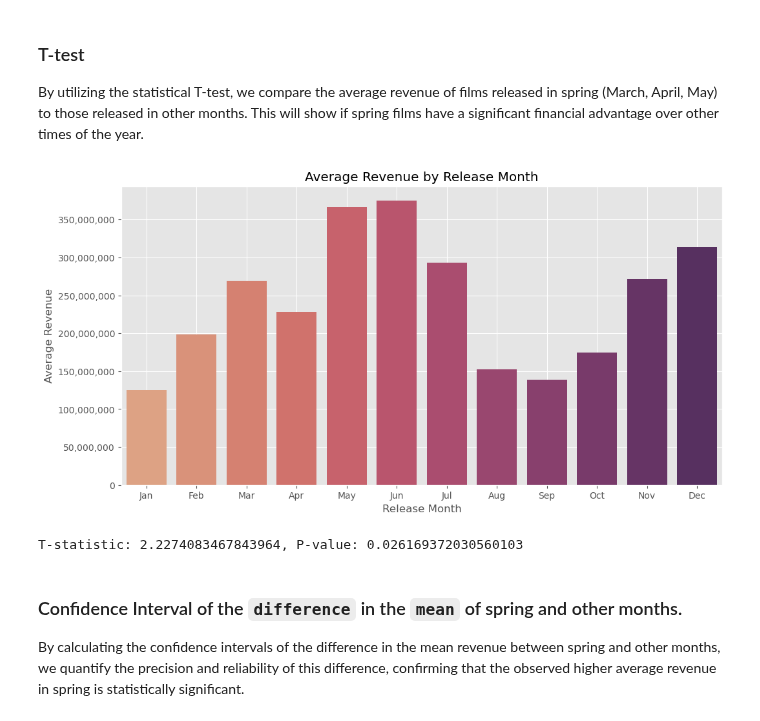
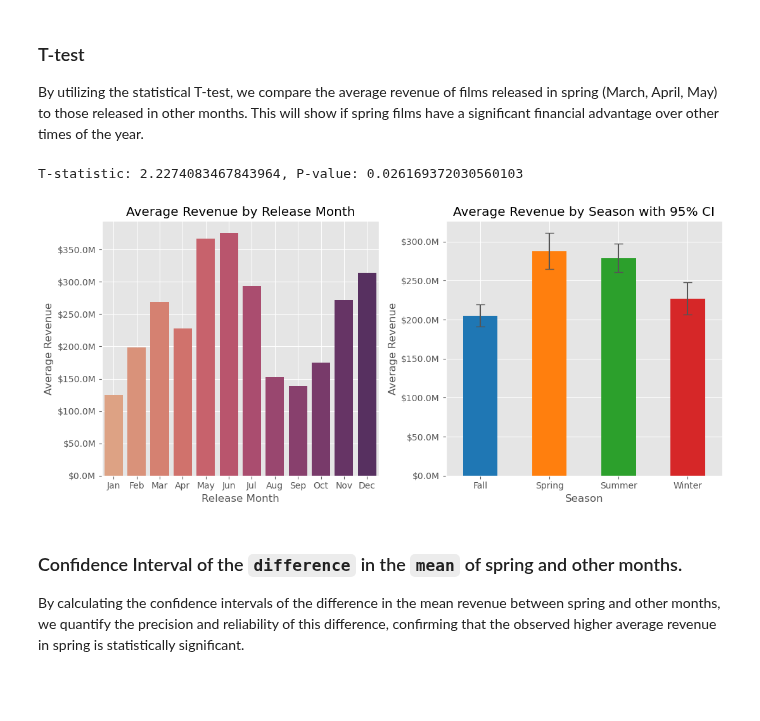
Before and after one commit to mrhussaink7/new-films-movie-data, a Jupyter notebook: index.ipynb, the cells around one changed output. Cells and saved outputs as stored; diff of their text form; code cells hidden in the pictures; blank space fills up the shorter version.

```diff
--- a/index.ipynb
+++ b/index.ipynb
@@ -759,18 +792,57 @@ The `correlation coefficient` between budget and revenue is `0.78` which tells u
 
 By utilizing the statistical T-test, we compare the average revenue of films released in spring (March, April, May) to those released in other months. This will show if spring films have a significant financial advantage over other times of the year.
 # %%
-visualize_df_release_revenue()
+from scipy.stats import ttest_ind
 
-from scipy.stats import ttest_ind
 spring_months = [3, 4, 5]
+summer_months = [6, 7, 8]
+fall_months = [9, 10, 11]
+winter_months = [12, 1, 2]
+
 spring_revenue = df[df['release_month'].isin(spring_months)]['revenue']
+summer_revenue = df[df['release_month'].isin(summer_months)]['revenue']
+fall_revenue = df[df['release_month'].isin(fall_months)]['revenue']
+winter_revenue = df[df['release_month'].isin(winter_months)]['revenue']
 other_revenue = df[~df['release_month'].isin(spring_months)]['revenue']
+
+df['season'] = df['release_month'].apply(
+    lambda x: 'Spring' if x in spring_months else
+              'Summer' if x in summer_months else
+              'Fall' if x in fall_months else
+              'Winter'
+)
 
 t_stat, p_val = ttest_ind(spring_revenue, other_revenue)
 print(f'T-statistic: {t_stat}, P-value: {p_val}')
 # %% [output]
-[figure, removed]
 T-statistic: 2.2274083467843964, P-value: 0.026169372030560103
+# %%
+season_means = df.groupby('season')['revenue'].mean()
+season_std_errors = df.groupby('season')['revenue'].sem()
+
+fig, axes = plt.subplots(1, 2, figsize=(11, 5))
+
+monthly_revenue = df.groupby('release_month')['revenue'].mean().reset_index(drop=True).copy()
+sns.barplot(x='release_month', y='revenue', data=df, palette='flare', ci=None, ax=axes[0])
+axes[0].set_title('Average Revenue by Release Month')
+axes[0].set_xlabel('Release Month')
+axes[0].set_ylabel('Average Revenue')
+axes[0].set_xticks(range(12))
+axes[0].set_xticklabels(['Jan', 'Feb', 'Mar', 'Apr', 'May', 'Jun', 'Jul', 'Aug', 'Sep', 'Oct', 'Nov', 'Dec'])
+axes[0].grid(True)
+axes[0].yaxis.set_major_formatter(FuncFormatter(custom_formatter))
+
+season_means.plot(kind='bar', yerr=season_std_errors, capsize=5, color=['#1f77b4', '#ff7f0e', '#2ca02c', '#d62728'], ax=axes[1])
+axes[1].set_title('Average Revenue by Season with 95% CI')
+axes[1].set_xlabel('Season')
+axes[1].set_ylabel('Average Revenue')
+axes[1].yaxis.set_major_formatter(FuncFormatter(custom_formatter))
+axes[1].tick_params(axis='x', rotation=0)
+
+plt.tight_layout()
+plt.show()
+# %% [output]
+[figure, added]
 # %% [markdown]
 ### Confidence Interval of the `difference` in the `mean` of spring and other months.
 
```
Also changed, not shown: parts of 17 cells of this notebook.
